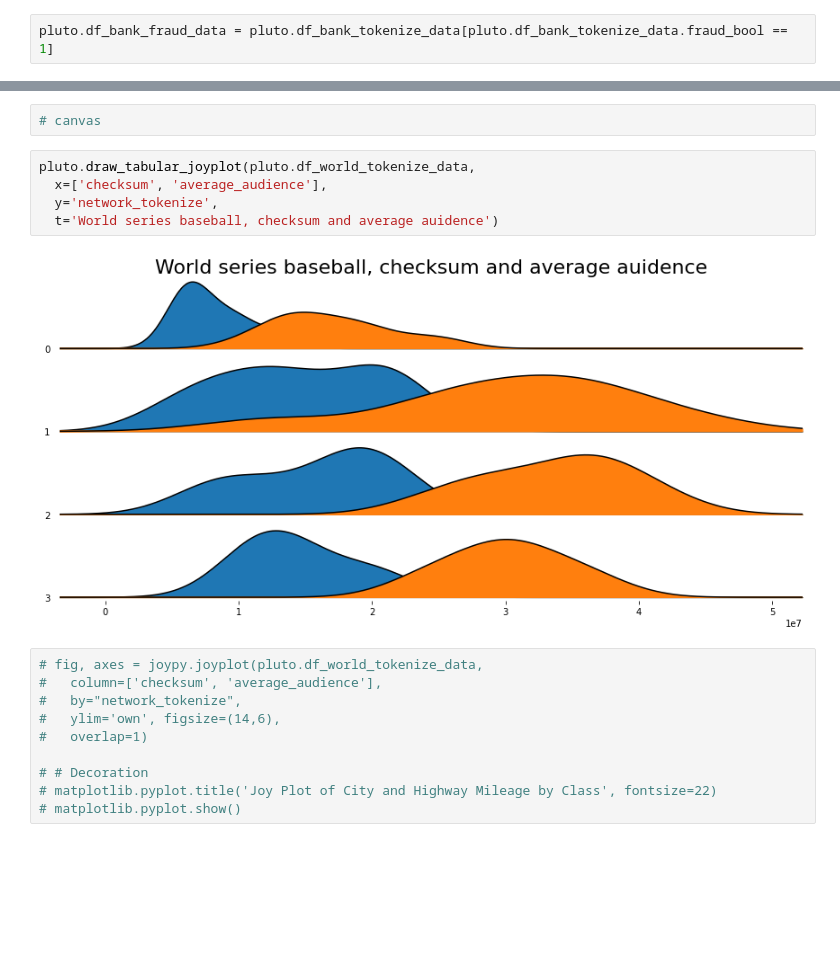
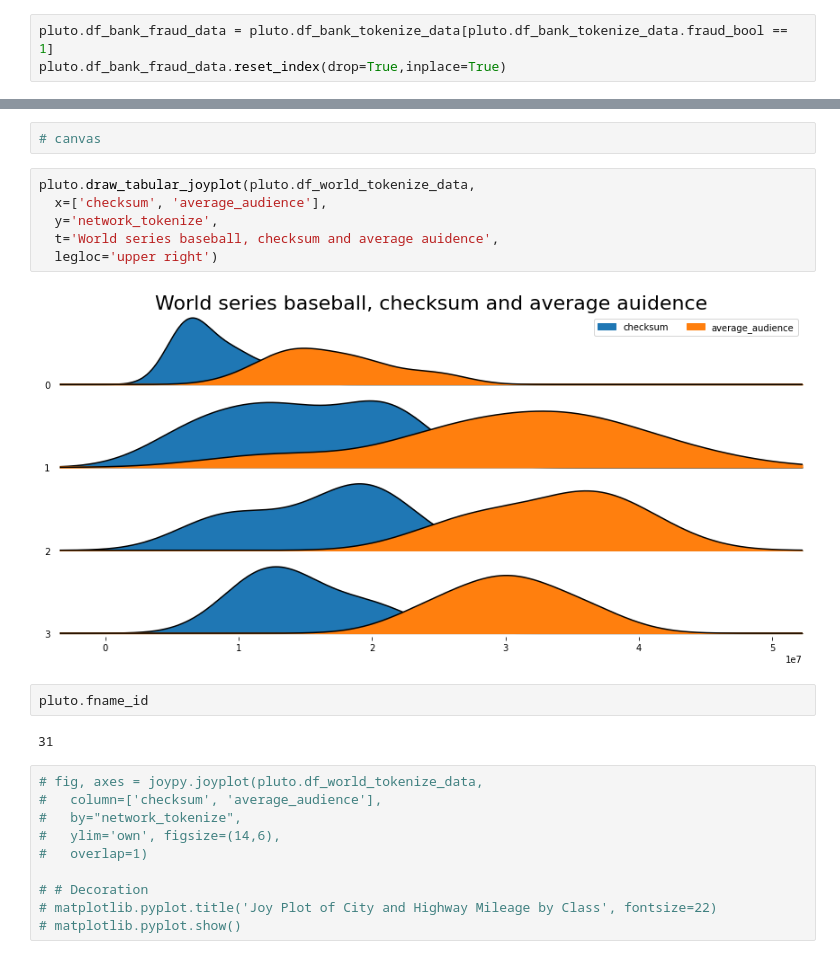
Before and after one commit to PacktPublishing/Data-Augmentation-with-Python, a Jupyter notebook: data_augmentation_with_python_chapter_9.ipynb, the cells around one changed output, grey strips where cells are left out. Saved outputs shown, nothing was run; the diff lists cells and outputs as text; blank space fills up the shorter version.

```diff
--- a/data_augmentation_with_python_chapter_9.ipynb
+++ b/data_augmentation_with_python_chapter_9.ipynb
@@ -469,5 +526,6 @@ pluto.draw_tabular_heatmap(pluto.df_bank_tokenize_data, x='checksum', y='month')
 # %%
 pluto.df_bank_fraud_data = pluto.df_bank_tokenize_data[pluto.df_bank_tokenize_data.fraud_bool == 1]
+pluto.df_bank_fraud_data.reset_index(drop=True,inplace=True)
 # %%
 df.info()
 # %% [output]
@@ -895,10 +1002,15 @@ pluto.draw_tabular_heatmap(pluto.df_world_tokenize_data,x='winning_team_tokenize
 # %%
 pluto.draw_tabular_joyplot(pluto.df_world_tokenize_data,
   x=['checksum', 'average_audience'],
   y='network_tokenize',
-  t='World series baseball, checksum and average auidence')
+  t='World series baseball, checksum and average auidence',
+  legloc='upper right')
 # %% [output]
-[figure, old version]
+[figure, new version]
+# %%
+pluto.fname_id
+# %% [output]
+31
 # %%
 # fig, axes = joypy.joyplot(pluto.df_world_tokenize_data,
 #   column=['checksum', 'average_audience'],
```
Also changed, not shown: parts of 44 cells of this notebook.
